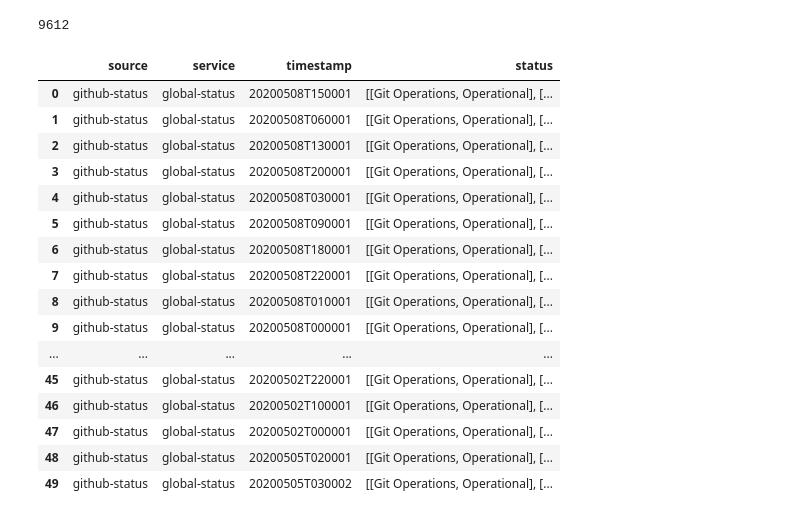
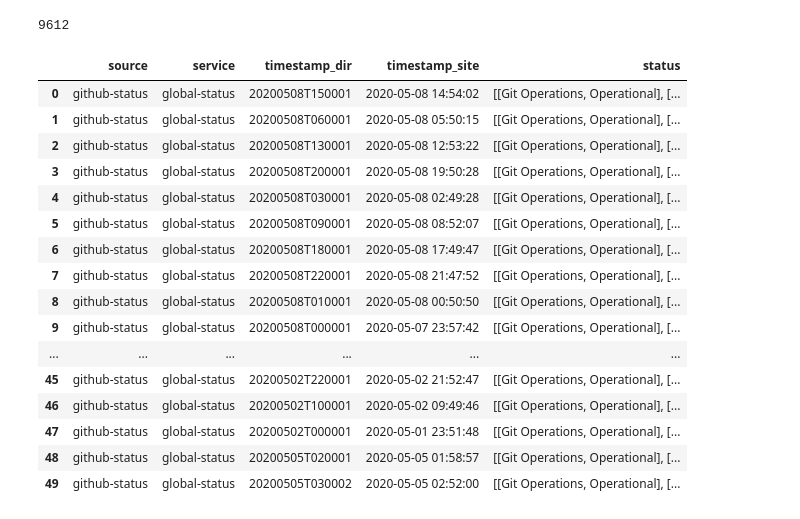
Before and after one commit to shanemin/thesis-msc-cloud-failures, a Jupyter notebook: scripts/parsers/github-status.ipynb, the cells around one changed output. Cells and saved outputs as stored; diff of their text form; code cells hidden in the pictures.

Commit message:
github -> blowup statuses, add directory timestamps

```diff
--- a/scripts/parsers/github-status.ipynb
+++ b/scripts/parsers/github-status.ipynb
@@ -16,6 +16,9 @@ root_dir = '/media/shane/cloud-availability-sacheen-2020-05-11/github-status*' #
 def extract_html_data(html_doc):
     soup = BeautifulSoup(html_doc, 'html.parser')
     result = []
+
+    timestamp = soup.find('meta', attrs={'name':'issued'}).get('content')
+    ts_uct = datetime.utcfromtimestamp(int(timestamp)).strftime('%Y-%m-%d %H:%M:%S')
 
     try:
         components = []
@@ -30,7 +33,7 @@ def extract_html_data(html_doc):
     for x in range(len(statuses)):
         result.append([components[x], statuses[x]])
 
-    return [result]
+    return ts_uct, [result]
 # %%
 def read_file(file):
     source = file.split('/')[4]
@@ -41,9 +44,10 @@ def read_file(file):
         if 'html' in item and 'history' not in item:
             html = archive.read(item)
             service = item.split('/')[1].split('.')[0]
-            ts = item.split('/')[0]
-            data = extract_html_data(html)
-            data.insert(0, ts)
+            ts_dir = item.split('/')[0]
+            ts_site, data = extract_html_data(html)
+            data.insert(0, ts_site)
+            data.insert(0, ts_dir)
             data.insert(0, service)
             data.insert(0, source)
             ret.append(data)
@@ -72,26 +76,26 @@ print(len(res))
 # %% [output]
 9612
 # %%
-column_names = ['source','service','timestamp','status']
+column_names = ['source','service','timestamp_dir','timestamp_site','status']
 df = pd.DataFrame(res, columns=column_names)
 df.head(50)
 # %% [output]
-|  | source | service | timestamp | status |
-| 0 | github-status | global-status | 20200508T150001 | [[Git Operations, Operational], [... |
-| 1 | github-status | global-status | 20200508T060001 | [[Git Operations, Operational], [... |
-| 2 | github-status | global-status | 20200508T130001 | [[Git Operations, Operational], [... |
-| 3 | github-status | global-status | 20200508T200001 | [[Git Operations, Operational], [... |
-| 4 | github-status | global-status | 20200508T030001 | [[Git Operations, Operational], [... |
-| 5 | github-status | global-status | 20200508T090001 | [[Git Operations, Operational], [... |
-| 6 | github-status | global-status | 20200508T180001 | [[Git Operations, Operational], [... |
-| 7 | github-status | global-status | 20200508T220001 | [[Git Operations, Operational], [... |
-| 8 | github-status | global-status | 20200508T010001 | [[Git Operations, Operational], [... |
-| 9 | github-status | global-status | 20200508T000001 | [[Git Operations, Operational], [... |
-| ... | ... | ... | ... | ... |
-| 45 | github-status | global-status | 20200502T220001 | [[Git Operations, Operational], [... |
-| 46 | github-status | global-status | 20200502T100001 | [[Git Operations, Operational], [... |
-| 47 | github-status | global-status | 20200502T000001 | [[Git Operations, Operational], [... |
-| 48 | github-status | global-status | 20200505T020001 | [[Git Operations, Operational], [... |
-| 49 | github-status | global-status | 20200505T030002 | [[Git Operations, Operational], [... |
+|  | source | service | timestamp_dir | timestamp_site | status |
+| 0 | github-status | global-status | 20200508T150001 | 2020-05-08 14:54:02 | [[Git Operations, Operational], [... |
+| 1 | github-status | global-status | 20200508T060001 | 2020-05-08 05:50:15 | [[Git Operations, Operational], [... |
+| 2 | github-status | global-status | 20200508T130001 | 2020-05-08 12:53:22 | [[Git Operations, Operational], [... |
+| 3 | github-status | global-status | 20200508T200001 | 2020-05-08 19:50:28 | [[Git Operations, Operational], [... |
+| 4 | github-status | global-status | 20200508T030001 | 2020-05-08 02:49:28 | [[Git Operations, Operational], [... |
+| 5 | github-status | global-status | 20200508T090001 | 2020-05-08 08:52:07 | [[Git Operations, Operational], [... |
+| 6 | github-status | global-status | 20200508T180001 | 2020-05-08 17:49:47 | [[Git Operations, Operational], [... |
+| 7 | github-status | global-status | 20200508T220001 | 2020-05-08 21:47:52 | [[Git Operations, Operational], [... |
+| 8 | github-status | global-status | 20200508T010001 | 2020-05-08 00:50:50 | [[Git Operations, Operational], [... |
+| 9 | github-status | global-status | 20200508T000001 | 2020-05-07 23:57:42 | [[Git Operations, Operational], [... |
+| ... | ... | ... | ... | ... | ... |
+| 45 | github-status | global-status | 20200502T220001 | 2020-05-02 21:52:47 | [[Git Operations, Operational], [... |
+| 46 | github-status | global-status | 20200502T100001 | 2020-05-02 09:49:46 | [[Git Operations, Operational], [... |
+| 47 | github-status | global-status | 20200502T000001 | 2020-05-01 23:51:48 | [[Git Operations, Operational], [... |
+| 48 | github-status | global-status | 20200505T020001 | 2020-05-05 01:58:57 | [[Git Operations, Operational], [... |
+| 49 | github-status | global-status | 20200505T030002 | 2020-05-05 02:52:00 | [[Git Operations, Operational], [... |
 # %%
 df.to_csv(r'/home/shane/Documents/thesis/output/parsed/github-status.csv', index=False)
```
Also changed, not shown: parts of 12 cells of this notebook, 2 other files.
